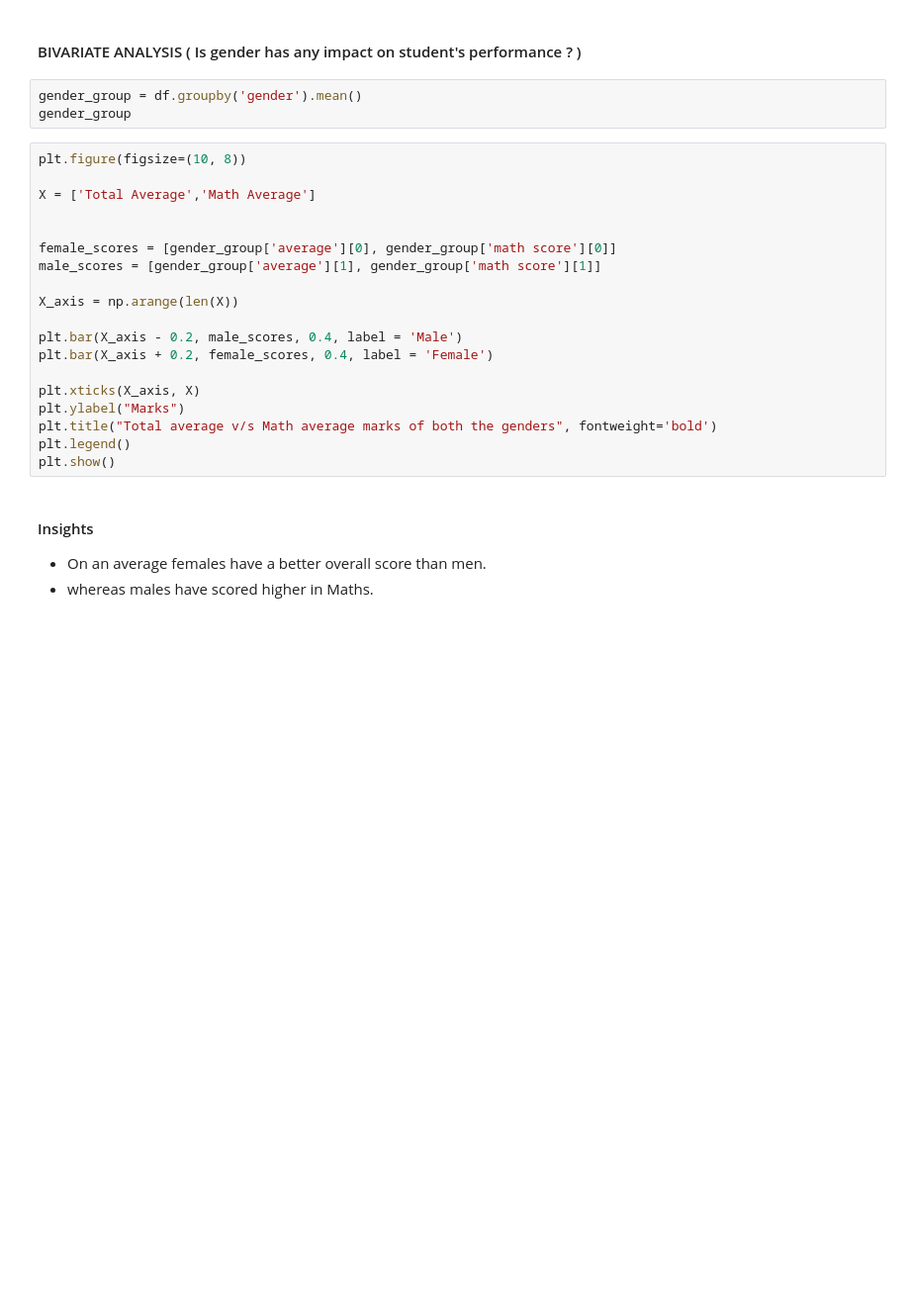
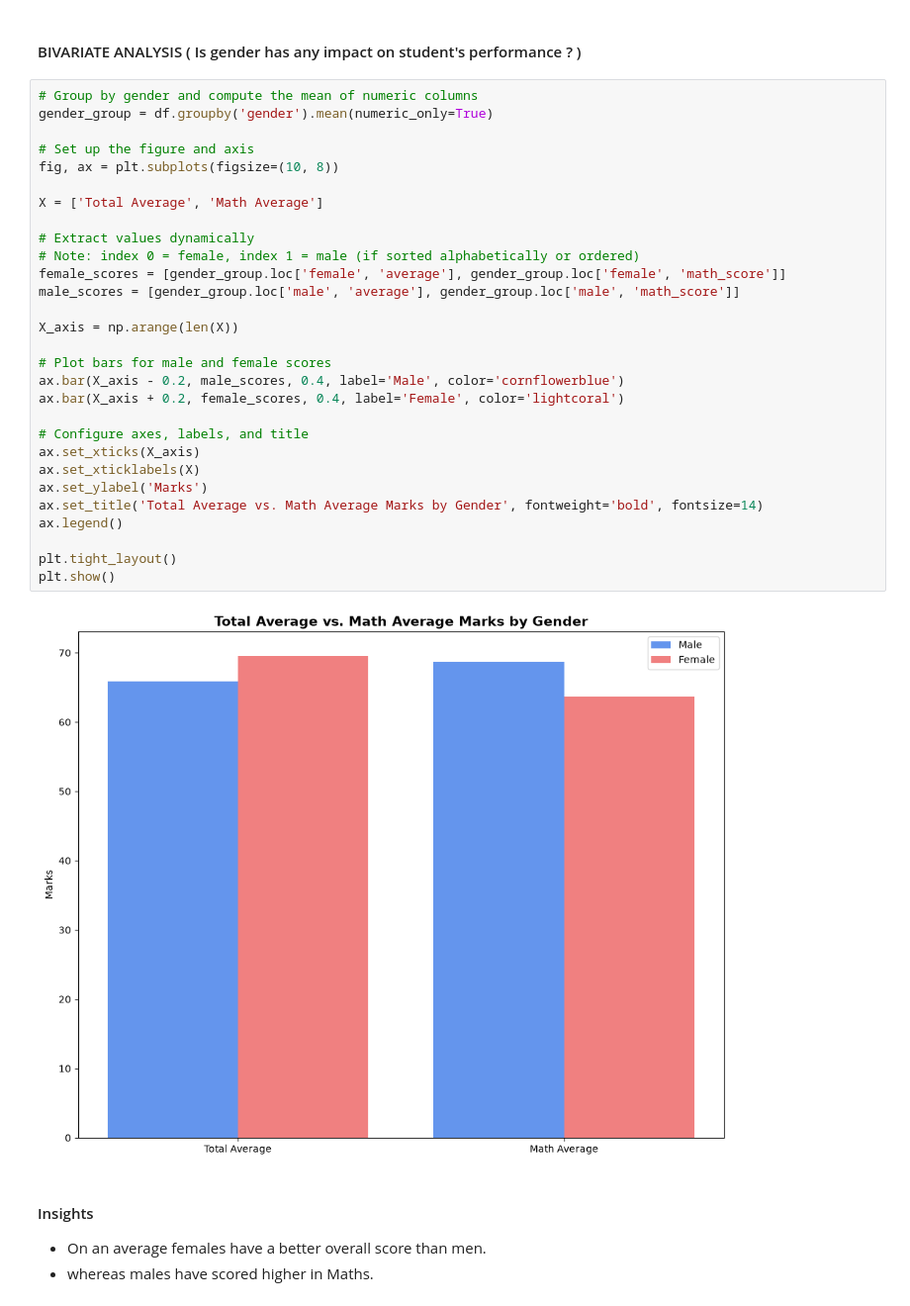
Before and after one commit to fiorellatrigo/mlproject, a Jupyter notebook: notebook/1 . EDA STUDENT PERFORMANCE .ipynb, the cells around one changed output. Shown at 99% size. Saved outputs shown, nothing was run; the diff lists cells and outputs as text; blank space fills up the shorter version.

```diff
--- a/notebook/1 . EDA STUDENT PERFORMANCE .ipynb
+++ b/notebook/1 . EDA STUDENT PERFORMANCE .ipynb
@@ -458,28 +456,37 @@ plt.show()
 - Gender has balanced data with female students are 518 (48%) and male students are 482 (52%)
 # %% [markdown]
 #### BIVARIATE ANALYSIS ( Is gender has any impact on student's performance ? )
-# %%
-gender_group = df.groupby('gender').mean()
-gender_group
-# %%
-plt.figure(figsize=(10, 8))
-
-X = ['Total Average','Math Average']
-
-
-female_scores = [gender_group['average'][0], gender_group['math score'][0]]
-male_scores = [gender_group['average'][1], gender_group['math score'][1]]
-
-X_axis = np.arange(len(X))
-
-plt.bar(X_axis - 0.2, male_scores, 0.4, label = 'Male')
-plt.bar(X_axis + 0.2, female_scores, 0.4, label = 'Female')
-
-plt.xticks(X_axis, X)
-plt.ylabel("Marks")
-plt.title("Total average v/s Math average marks of both the genders", fontweight='bold')
-plt.legend()
-plt.show()
+# %%
+# Group by gender and compute the mean of numeric columns
+gender_group = df.groupby('gender').mean(numeric_only=True)
+
+# Set up the figure and axis
+fig, ax = plt.subplots(figsize=(10, 8))
+
+X = ['Total Average', 'Math Average']
+
+# Extract values dynamically
+# Note: index 0 = female, index 1 = male (if sorted alphabetically or ordered)
+female_scores = [gender_group.loc['female', 'average'], gender_group.loc['female', 'math_score']]
+male_scores = [gender_group.loc['male', 'average'], gender_group.loc['male', 'math_score']]
+
+X_axis = np.arange(len(X))
+
+# Plot bars for male and female scores
+ax.bar(X_axis - 0.2, male_scores, 0.4, label='Male', color='cornflowerblue')
+ax.bar(X_axis + 0.2, female_scores, 0.4, label='Female', color='lightcoral')
+
+# Configure axes, labels, and title
+ax.set_xticks(X_axis)
+ax.set_xticklabels(X)
+ax.set_ylabel('Marks')
+ax.set_title('Total Average vs. Math Average Marks by Gender', fontweight='bold', fontsize=14)
+ax.legend()
+
+plt.tight_layout()
+plt.show()
+# %% [output]
+[figure, added]
 # %% [markdown]
 #### Insights
 - On an average females have a better overall score than men.
```
Also changed, not shown: parts of 6 cells of this notebook, 11 other files.
